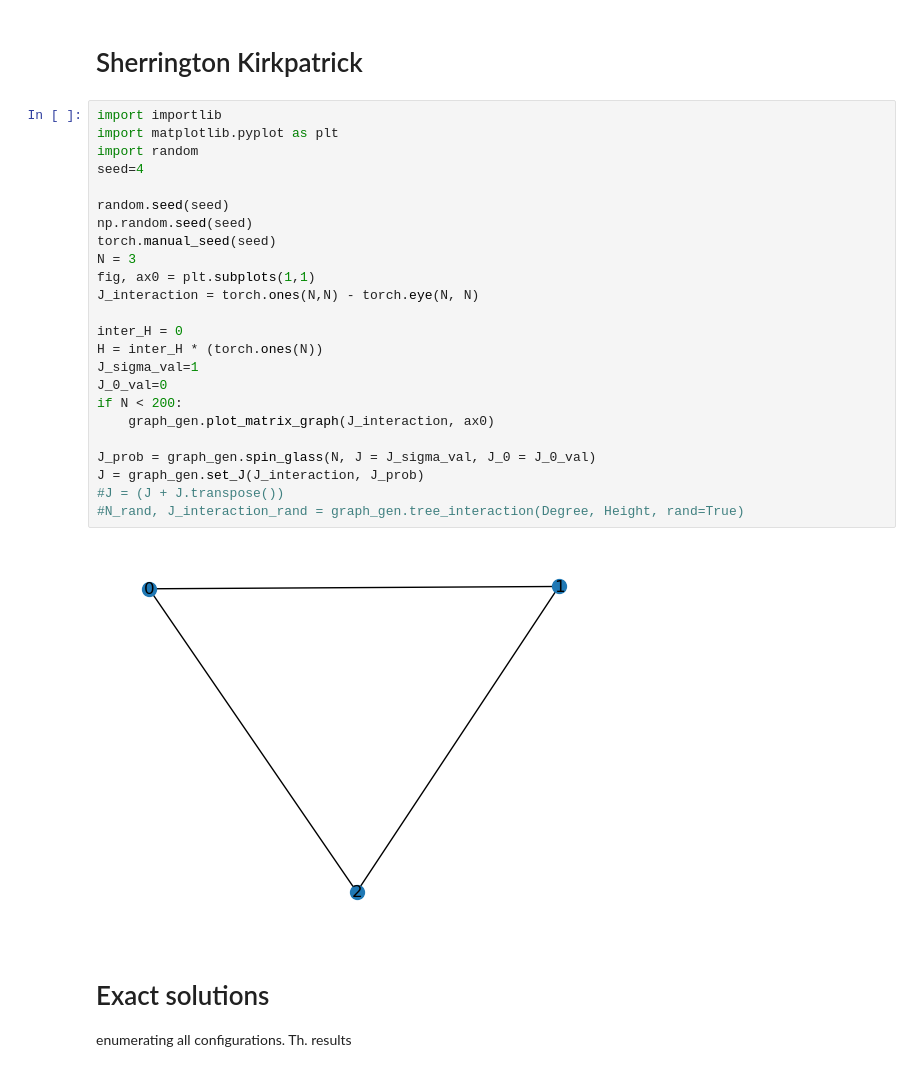
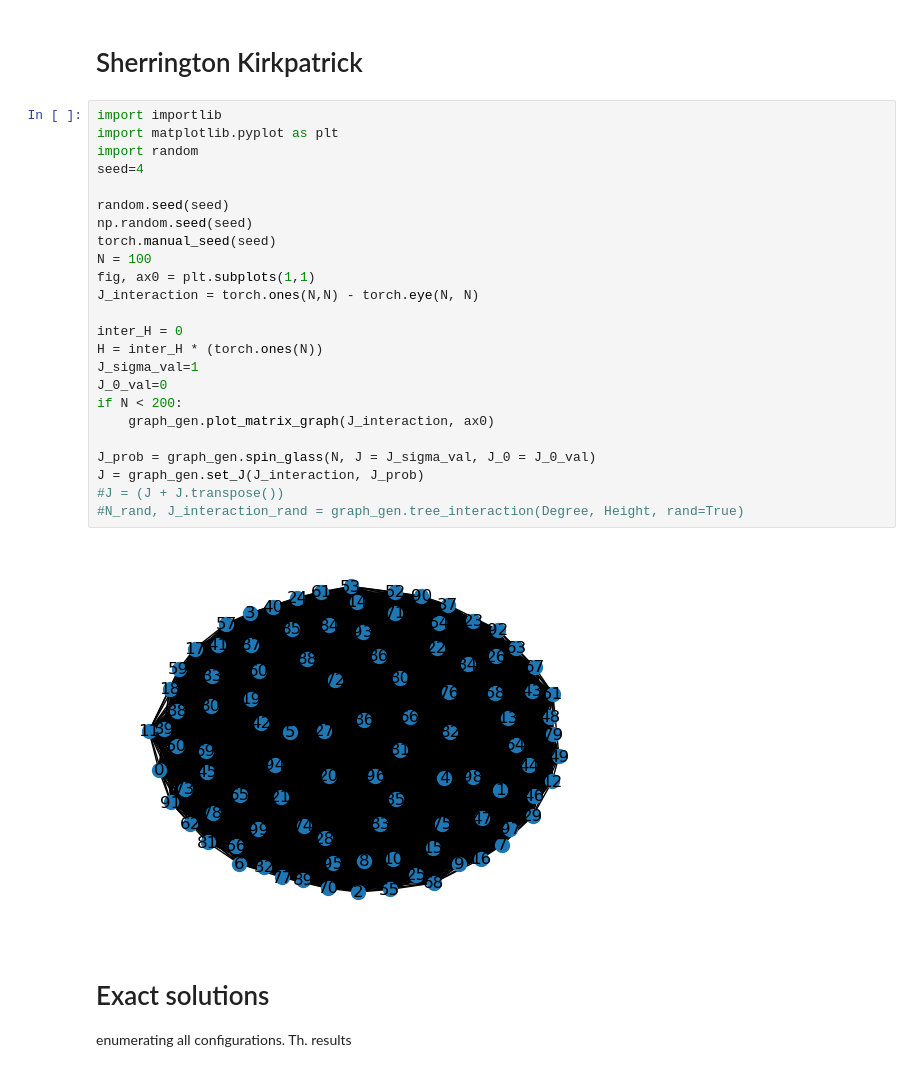
Before and after one commit to ocadni/h2arnn, a Jupyter notebook: results/SK/SK_model.ipynb, the cells around one changed output. Cells and saved outputs as stored; diff of their text form.

```diff
--- a/results/SK/SK_model.ipynb
+++ b/results/SK/SK_model.ipynb
@@ -21,29 +21,29 @@ import python_lib.models as models
 # %%
 import importlib
 import matplotlib.pyplot as plt
 import random
 seed=4
 
 random.seed(seed)
 np.random.seed(seed)
 torch.manual_seed(seed)
-N = 3
+N = 100
 fig, ax0 = plt.subplots(1,1)
 J_interaction = torch.ones(N,N) - torch.eye(N, N)
 
 inter_H = 0
 H = inter_H * (torch.ones(N))
 J_sigma_val=1
 J_0_val=0
 if N < 200:
     graph_gen.plot_matrix_graph(J_interaction, ax0)
 
 J_prob = graph_gen.spin_glass(N, J = J_sigma_val, J_0 = J_0_val)
 J = graph_gen.set_J(J_interaction, J_prob)
 #J = (J + J.transpose())
 #N_rand, J_interaction_rand = graph_gen.tree_interaction(Degree, Height, rand=True)
 # %% [output]
-[figure, old version]
+[figure, new version]
 # %% [markdown]
 # Exact solutions
 enumerating all configurations.
```
Also changed, not shown: parts of 14 cells of this notebook, 34 other files.
